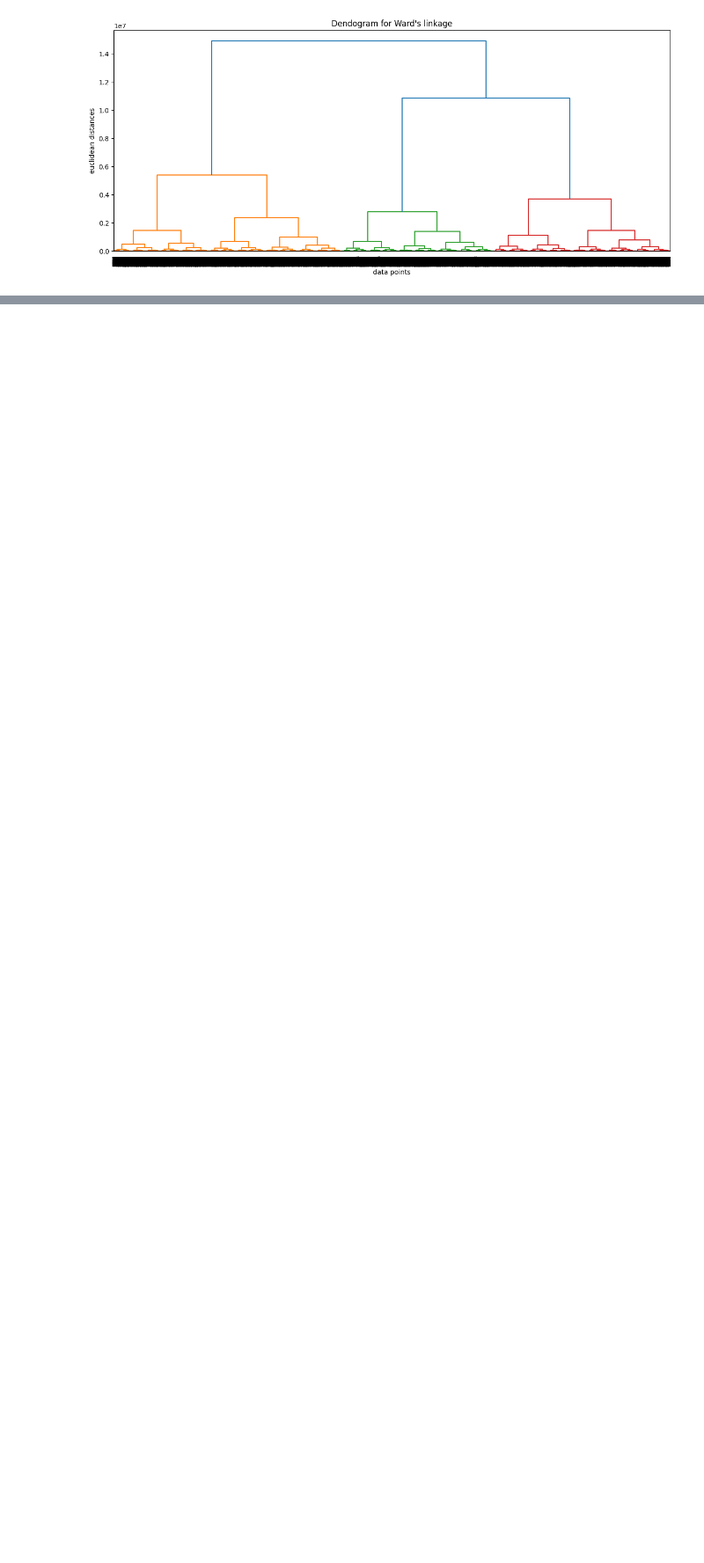
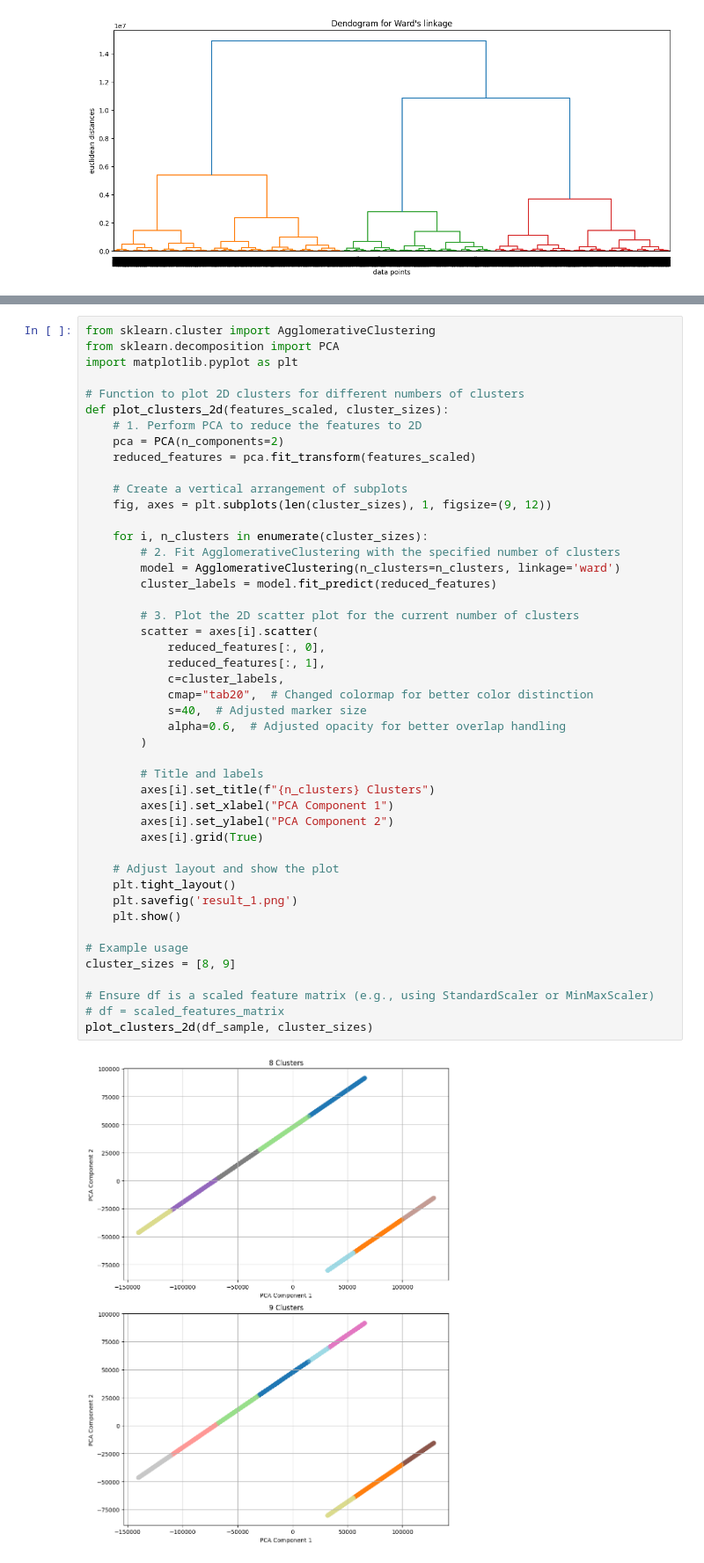
Before and after one commit to Matvey2022/Unsupervised_Learning_2, a Jupyter notebook: Lab-13.ipynb, the cells around one changed output, grey strips where cells are left out. Shown at 88% size. Drawn from its saved outputs; the diff is of its cells as text; blank space fills up the shorter version.

```diff
--- a/Lab-13.ipynb
+++ b/Lab-13.ipynb
@@ -462,0 +467,48 @@ plot_clusters_2d(projected_features_df, cluster_sizes)
+# %%
+from sklearn.cluster import AgglomerativeClustering
+from sklearn.decomposition import PCA
+import matplotlib.pyplot as plt
+
+# Function to plot 2D clusters for different numbers of clusters
+def plot_clusters_2d(features_scaled, cluster_sizes):
+    # 1. Perform PCA to reduce the features to 2D
+    pca = PCA(n_components=2)
+    reduced_features = pca.fit_transform(features_scaled)
+
+    # Create a vertical arrangement of subplots
+    fig, axes = plt.subplots(len(cluster_sizes), 1, figsize=(9, 12))
+
+    for i, n_clusters in enumerate(cluster_sizes):
+        # 2. Fit AgglomerativeClustering with the specified number of clusters
+        model = AgglomerativeClustering(n_clusters=n_clusters, linkage='ward')
+        cluster_labels = model.fit_predict(reduced_features)
+
+        # 3. Plot the 2D scatter plot for the current number of clusters
+        scatter = axes[i].scatter(
+            reduced_features[:, 0],
+            reduced_features[:, 1],
+            c=cluster_labels,
+            cmap="tab20",  # Changed colormap for better color distinction
+            s=40,  # Adjusted marker size
+            alpha=0.6,  # Adjusted opacity for better overlap handling
+        )
+
+        # Title and labels
+        axes[i].set_title(f"{n_clusters} Clusters")
+        axes[i].set_xlabel("PCA Component 1")
+        axes[i].set_ylabel("PCA Component 2")
+        axes[i].grid(True)
+
+    # Adjust layout and show the plot
+    plt.tight_layout()
+    plt.savefig('result_1.png')
+    plt.show()
+
+# Example usage
+cluster_sizes = [8, 9]
+
+# Ensure df is a scaled feature matrix (e.g., using StandardScaler or MinMaxScaler)
+# df = scaled_features_matrix
+plot_clusters_2d(df_sample, cluster_sizes)
+# %% [output]
+[figure, added]
```
Also changed, not shown: parts of 2 cells of this notebook, 2 other files.
